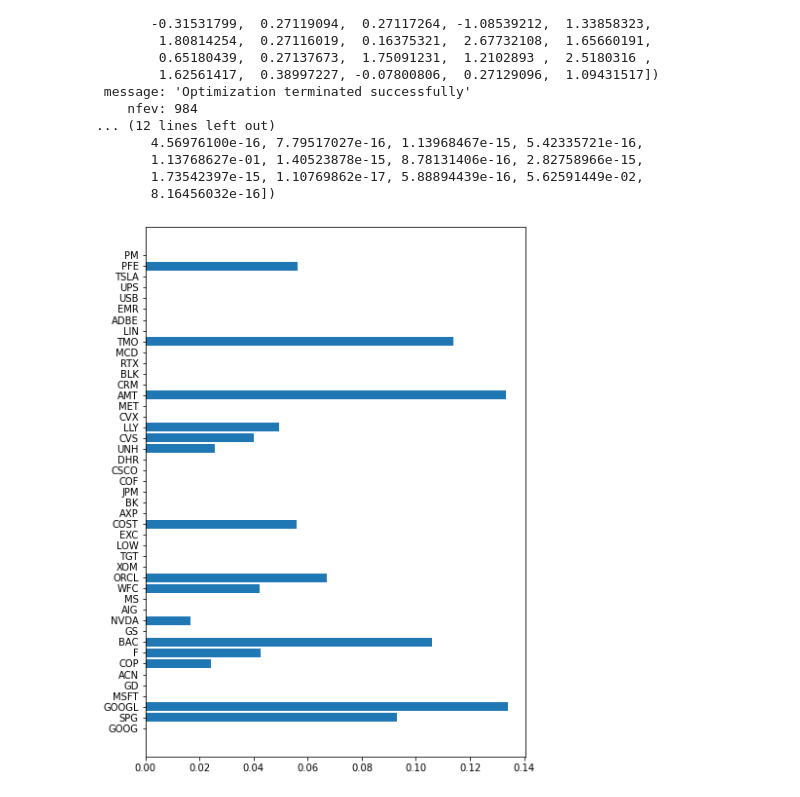
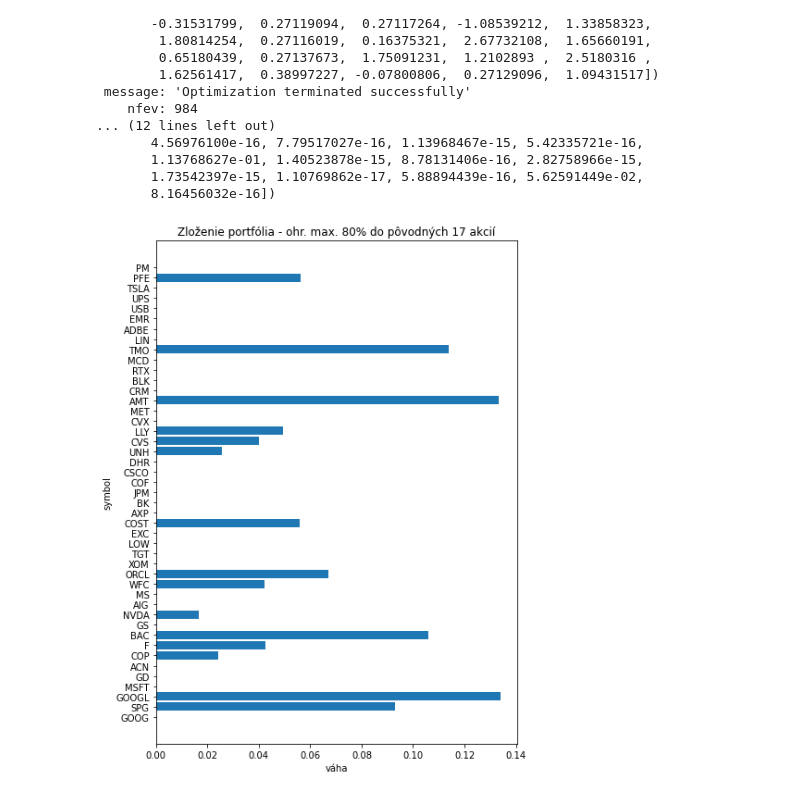
Before and after one commit to TheKompot/FinMatproject, a Jupyter notebook: markowitz_portfolio.ipynb, the cells around one changed output. Cells and saved outputs as stored; diff of their text form; code cells hidden in the pictures.

```diff
--- a/markowitz_portfolio.ipynb
+++ b/markowitz_portfolio.ipynb
@@ -217,6 +224,9 @@ w_opt
 # %%
 plt.figure(figsize=(7,10))
 plt.barh(stocks.columns,w_opt.x)
+plt.title("Zloženie portfólia - ohr. max. 80% do pôvodných 17 akcií")
+plt.ylabel('symbol')
+plt.xlabel('váha')
 plt.show()
 # %% [output]
-[figure, old version]
+[figure, new version]
```
Also changed, not shown: parts of 4 cells of this notebook, 1 other file.
